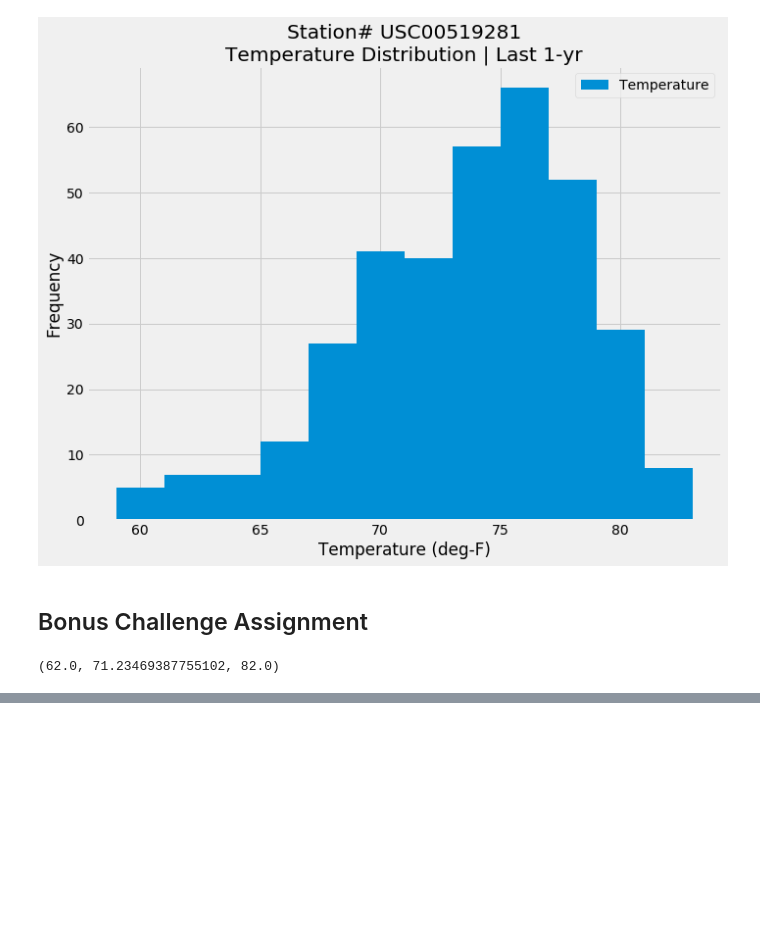
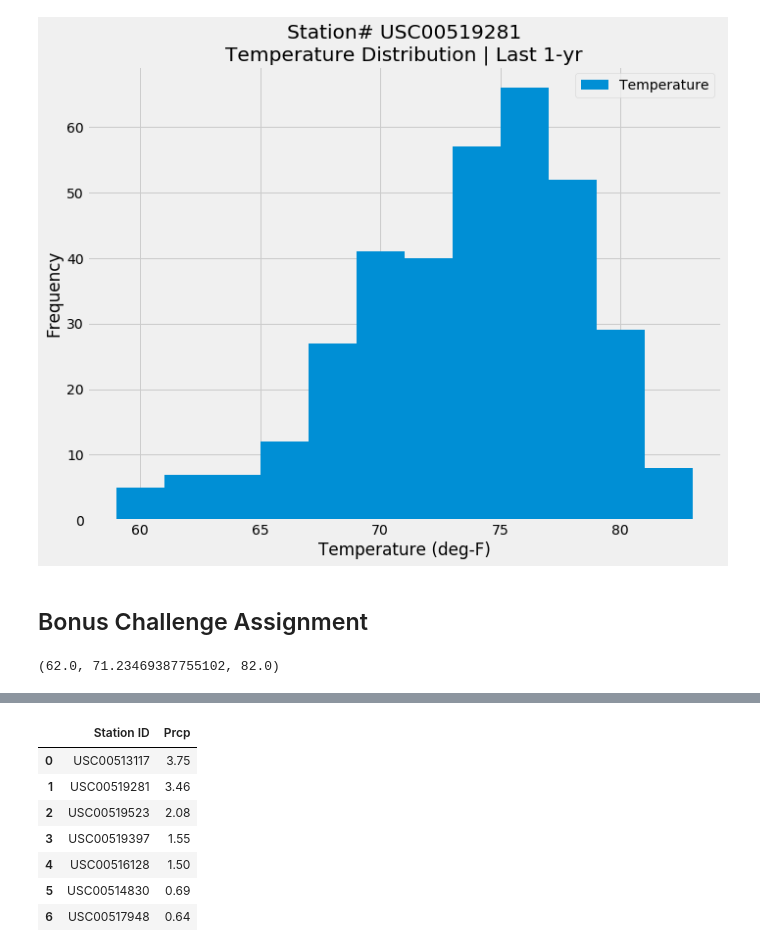
Before and after one commit to HenryNguyenLe/SQLAlchemy_Challenge, a Jupyter notebook: climate.ipynb, the cells around one changed output, grey strips where cells are left out. Drawn from its saved outputs; the diff is of its cells as text; code cells hidden in the pictures; blank space fills up the shorter version.

```diff
--- a/climate.ipynb
+++ b/climate.ipynb
@@ -275,6 +297,24 @@ plt.show()
 # %%
 # Calculate the total amount of rainfall per weather station for your trip dates using the previous year's matching dates.
 # Sort this in descending order by precipitation amount and list the station, name, latitude, longitude, and elevation
+
+vac_prcp = session.query(measurement.station, func.sum(measurement.prcp))\
+                                                .filter(measurement.date >= vac_date[0])\
+                                                .filter(measurement.date <= vac_date[1])\
+                                                .group_by(measurement.station)\
+                                                .order_by(func.sum(measurement.prcp).desc())\
+                                                .join(station, station.station == measurement.station)\
+                                                .all()
+pd.DataFrame(vac_prcp, columns=["Station ID", 'Prcp'])
+# %% [output]
+|  | Station ID | Prcp |
+| 0 | USC00513117 | 3.75 |
+| 1 | USC00519281 | 3.46 |
+| 2 | USC00519523 | 2.08 |
+| 3 | USC00519397 | 1.55 |
+| 4 | USC00516128 | 1.50 |
+| 5 | USC00514830 | 0.69 |
+| 6 | USC00517948 | 0.64 |
 # %%
 # Create a query that will calculate the daily normals
 # (i.e. the averages for tmin, tmax, and tavg for all historic data matching a specific month and day)
```
Also changed, not shown: parts of 10 cells of this notebook, 1 other file.
